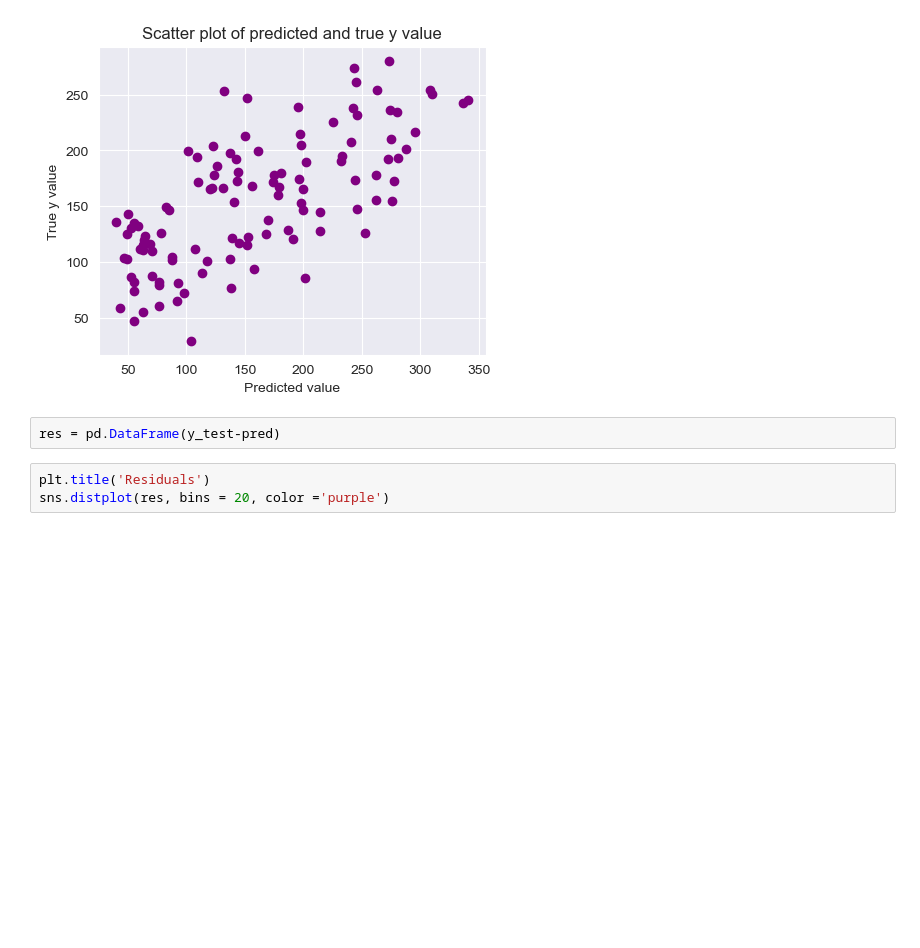
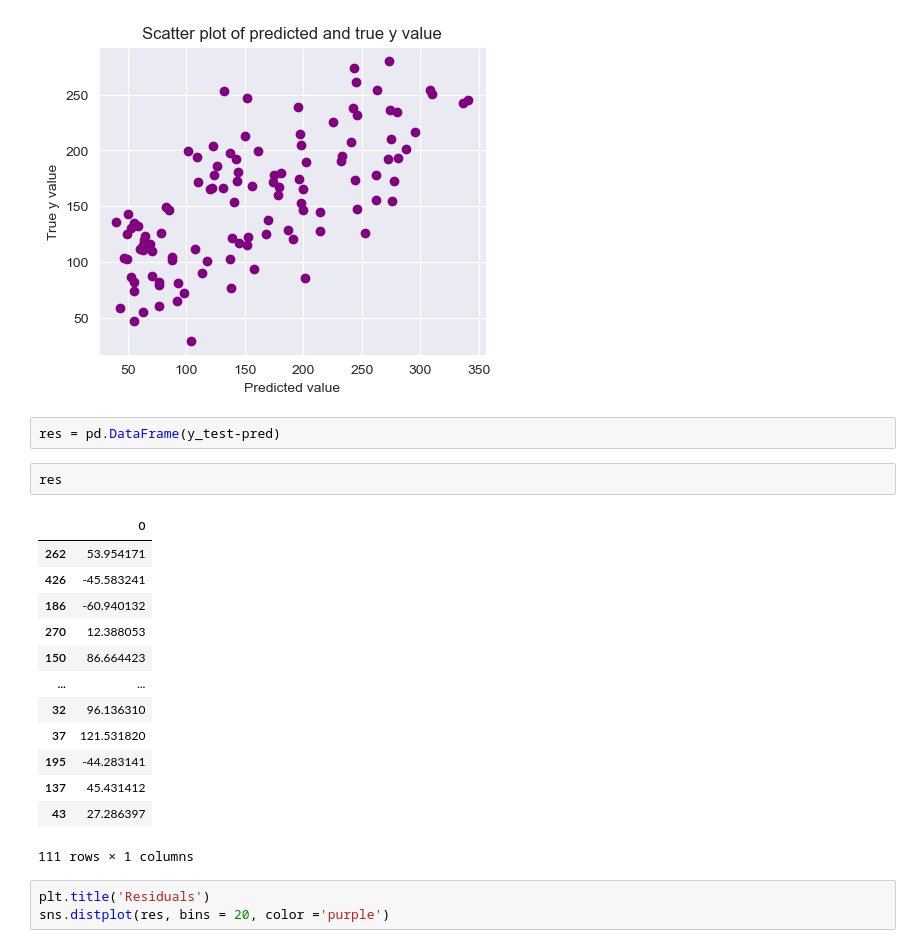
Before and after one commit to Garima726/Diabetes_project, a Jupyter notebook: diabetes.ipynb, the cells around one changed output. Saved outputs shown, nothing was run; the diff lists cells and outputs as text; blank space fills up the shorter version.

```diff
--- a/diabetes.ipynb
+++ b/diabetes.ipynb
@@ -115,6 +180,22 @@ Text(0, 0.5, 'True y value')
 [figure]
 # %%
 res = pd.DataFrame(y_test-pred)
+# %%
+res
+# %% [output]
+|  | 0 |
+| 262 | 53.954171 |
+| 426 | -45.583241 |
+| 186 | -60.940132 |
+| 270 | 12.388053 |
+| 150 | 86.664423 |
+| ... | ... |
+| 32 | 96.136310 |
+| 37 | 121.531820 |
+| 195 | -44.283141 |
+| 137 | 45.431412 |
+| 43 | 27.286397 |
+111 rows × 1 columns
 # %%
 plt.title('Residuals')
 sns.distplot(res, bins = 20, color ='purple')
```
Also changed, not shown: parts of 8 cells of this notebook.
